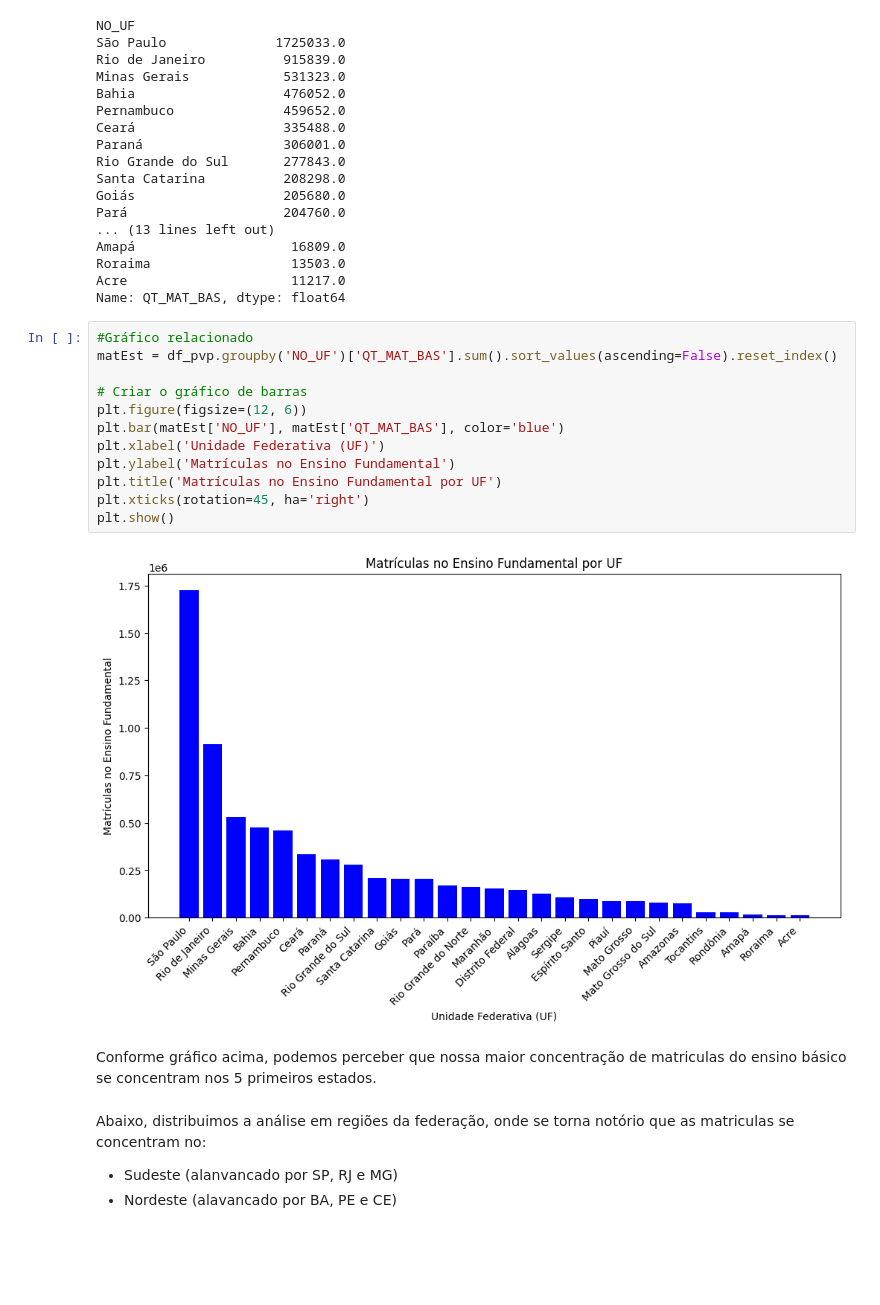
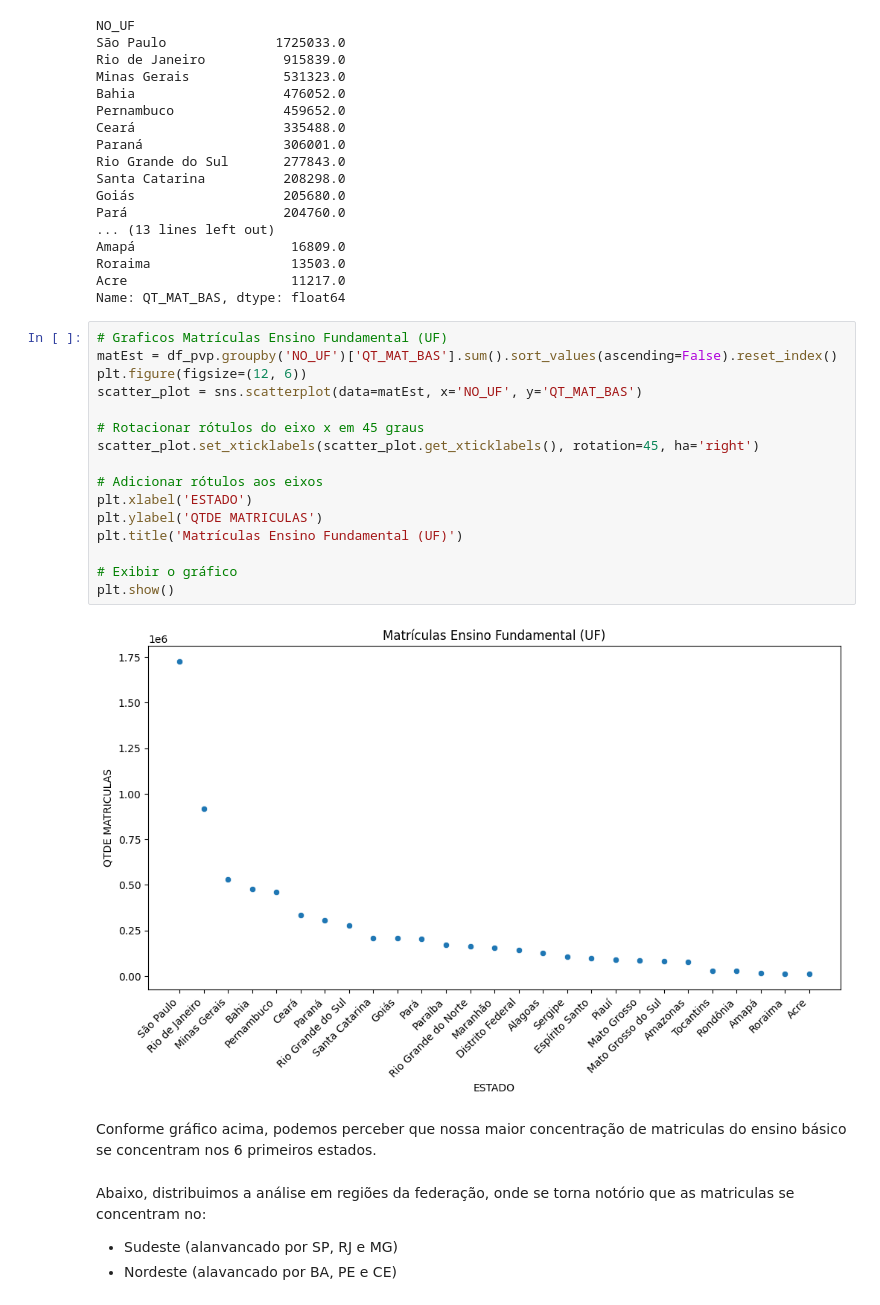
Before and after one commit to AndersonLopesbh/I.S, a Jupyter notebook: Analises IS/Script_python/Analises_IS.ipynb, the cells around one changed output. Drawn from its saved outputs; the diff is of its cells as text; blank space fills up the shorter version.

```diff
--- a/Analises IS/Script_python/Analises_IS.ipynb
+++ b/Analises IS/Script_python/Analises_IS.ipynb
@@ -644,22 +604,26 @@ Amapá                    16809.0
 Roraima                  13503.0
 Acre                     11217.0
 Name: QT_MAT_BAS, dtype: float64
-# %%
-#Gráfico relacionado
-matEst = df_pvp.groupby('NO_UF')['QT_MAT_BAS'].sum().sort_values(ascending=False).reset_index()
-
-# Criar o gráfico de barras
-plt.figure(figsize=(12, 6))
-plt.bar(matEst['NO_UF'], matEst['QT_MAT_BAS'], color='blue')
-plt.xlabel('Unidade Federativa (UF)')
-plt.ylabel('Matrículas no Ensino Fundamental')
-plt.title('Matrículas no Ensino Fundamental por UF')
-plt.xticks(rotation=45, ha='right')
-plt.show()
-# %% [output]
-[figure, removed]
+# %%
+# Graficos Matrículas Ensino Fundamental (UF)
+matEst = df_pvp.groupby('NO_UF')['QT_MAT_BAS'].sum().sort_values(ascending=False).reset_index()
+plt.figure(figsize=(12, 6))
+scatter_plot = sns.scatterplot(data=matEst, x='NO_UF', y='QT_MAT_BAS')
+
+# Rotacionar rótulos do eixo x em 45 graus
+scatter_plot.set_xticklabels(scatter_plot.get_xticklabels(), rotation=45, ha='right')
+
+# Adicionar rótulos aos eixos
+plt.xlabel('ESTADO')
+plt.ylabel('QTDE MATRICULAS')
+plt.title('Matrículas Ensino Fundamental (UF)')
+
+# Exibir o gráfico
+plt.show()
+# %% [output]
+[figure, added]
 # %% [markdown]
-Conforme gráfico acima, podemos perceber que nossa maior concentração de matriculas do ensino básico se concentram nos 5 primeiros estados.
+Conforme gráfico acima, podemos perceber que nossa maior concentração de matriculas do ensino básico se concentram nos 6 primeiros estados.
 # %% [markdown]
 Abaixo, distribuimos a análise em regiões da federação, onde se torna notório que as matriculas se concentram no:
 * Sudeste (alanvancado por SP, RJ e MG)
```
Also changed, not shown: parts of 4 cells of this notebook.
